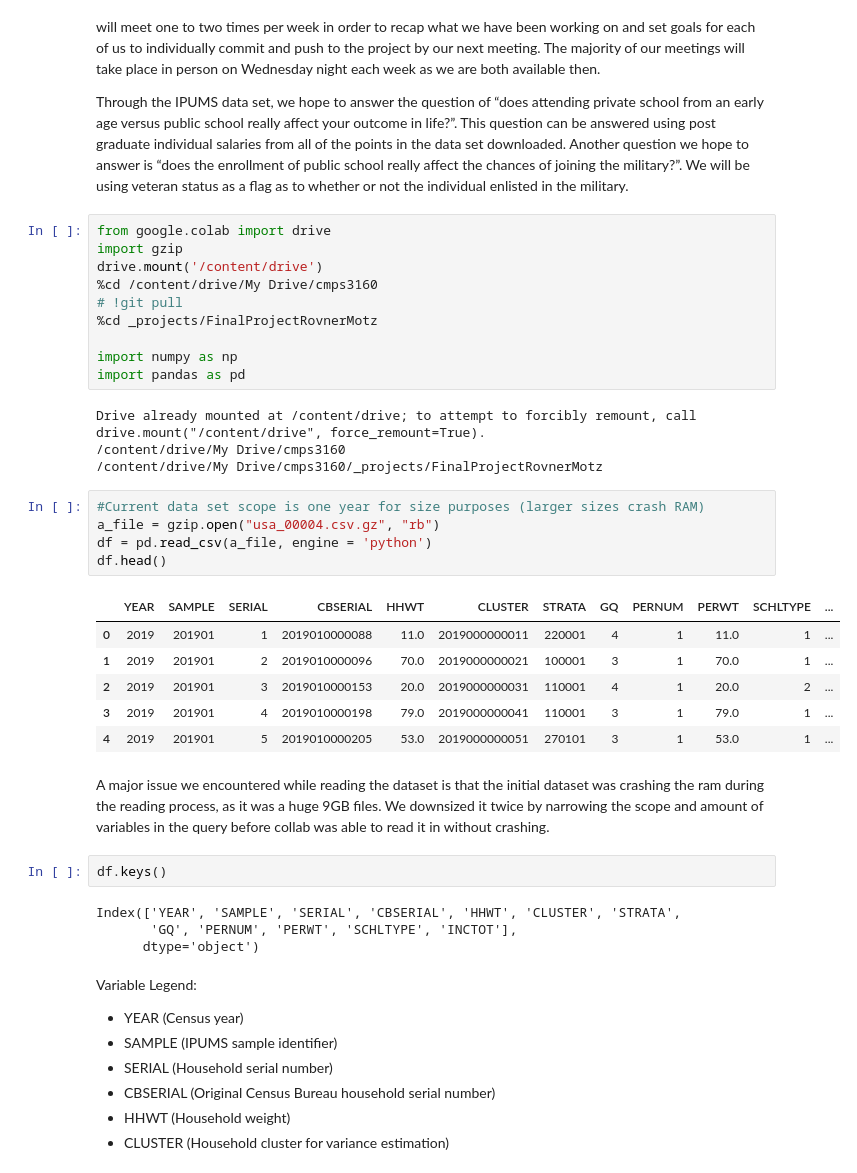
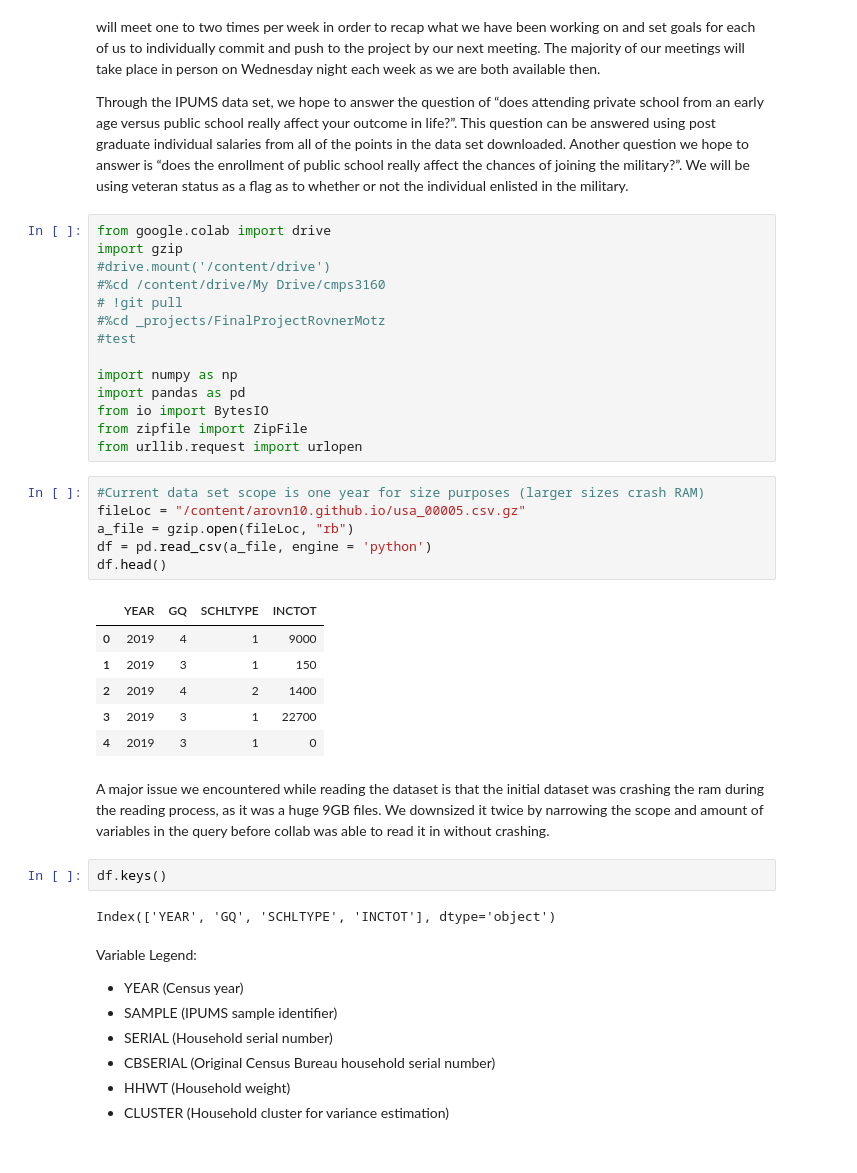
Before and after one commit to arovn10/arovn10.github.io, a Jupyter notebook: RovnerMotzFinalProject.ipynb, the cells around one changed output. Saved outputs shown, nothing was run; the diff lists cells and outputs as text.

Commit message:
Collab Commit Test1

```diff
--- a/RovnerMotzFinalProject.ipynb
+++ b/RovnerMotzFinalProject.ipynb
@@ -8,37 +26,36 @@ Through the IPUMS data set, we hope to answer the question of “does attending
 # %%
 from google.colab import drive
 import gzip
-drive.mount('/content/drive')
-%cd /content/drive/My Drive/cmps3160
+#drive.mount('/content/drive')
+#%cd /content/drive/My Drive/cmps3160
 # !git pull
-%cd _projects/FinalProjectRovnerMotz
+#%cd _projects/FinalProjectRovnerMotz
+#test
 
 import numpy as np
 import pandas as pd
+from io import BytesIO
+from zipfile import ZipFile
+from urllib.request import urlopen
-# %% [output]
-Drive already mounted at /content/drive; to attempt to forcibly remount, call drive.mount("/content/drive", force_remount=True).
-/content/drive/My Drive/cmps3160
-/content/drive/My Drive/cmps3160/_projects/FinalProjectRovnerMotz
 # %%
 #Current data set scope is one year for size purposes (larger sizes crash RAM)
-a_file = gzip.open("usa_00004.csv.gz", "rb")
+fileLoc = "/content/arovn10.github.io/usa_00005.csv.gz"
+a_file = gzip.open(fileLoc, "rb")
 df = pd.read_csv(a_file, engine = 'python')
 df.head()
 # %% [output]
-|  | YEAR | SAMPLE | SERIAL | CBSERIAL | HHWT | CLUSTER | STRATA | GQ | PERNUM | PERWT | SCHLTYPE | ... |
-| 0 | 2019 | 201901 | 1 | 2019010000088 | 11.0 | 2019000000011 | 220001 | 4 | 1 | 11.0 | 1 | ... |
-| 1 | 2019 | 201901 | 2 | 2019010000096 | 70.0 | 2019000000021 | 100001 | 3 | 1 | 70.0 | 1 | ... |
-| 2 | 2019 | 201901 | 3 | 2019010000153 | 20.0 | 2019000000031 | 110001 | 4 | 1 | 20.0 | 2 | ... |
-| 3 | 2019 | 201901 | 4 | 2019010000198 | 79.0 | 2019000000041 | 110001 | 3 | 1 | 79.0 | 1 | ... |
-| 4 | 2019 | 201901 | 5 | 2019010000205 | 53.0 | 2019000000051 | 270101 | 3 | 1 | 53.0 | 1 | ... |
+|  | YEAR | GQ | SCHLTYPE | INCTOT |
+| 0 | 2019 | 4 | 1 | 9000 |
+| 1 | 2019 | 3 | 1 | 150 |
+| 2 | 2019 | 4 | 2 | 1400 |
+| 3 | 2019 | 3 | 1 | 22700 |
+| 4 | 2019 | 3 | 1 | 0 |
 # %% [markdown]
 A major issue we encountered while reading the dataset is that the initial dataset was crashing the ram during the reading process, as it was a huge 9GB files. We downsized it twice by narrowing the scope and amount of variables in the query before collab was able to read it in without crashing.
 # %%
 df.keys()
 # %% [output]
-Index(['YEAR', 'SAMPLE', 'SERIAL', 'CBSERIAL', 'HHWT', 'CLUSTER', 'STRATA',
-       'GQ', 'PERNUM', 'PERWT', 'SCHLTYPE', 'INCTOT'],
-      dtype='object')
+Index(['YEAR', 'GQ', 'SCHLTYPE', 'INCTOT'], dtype='object')
 # %% [markdown]
 Variable Legend:
 * YEAR (Census year)
```
Also changed, not shown: parts of 9 cells of this notebook.
